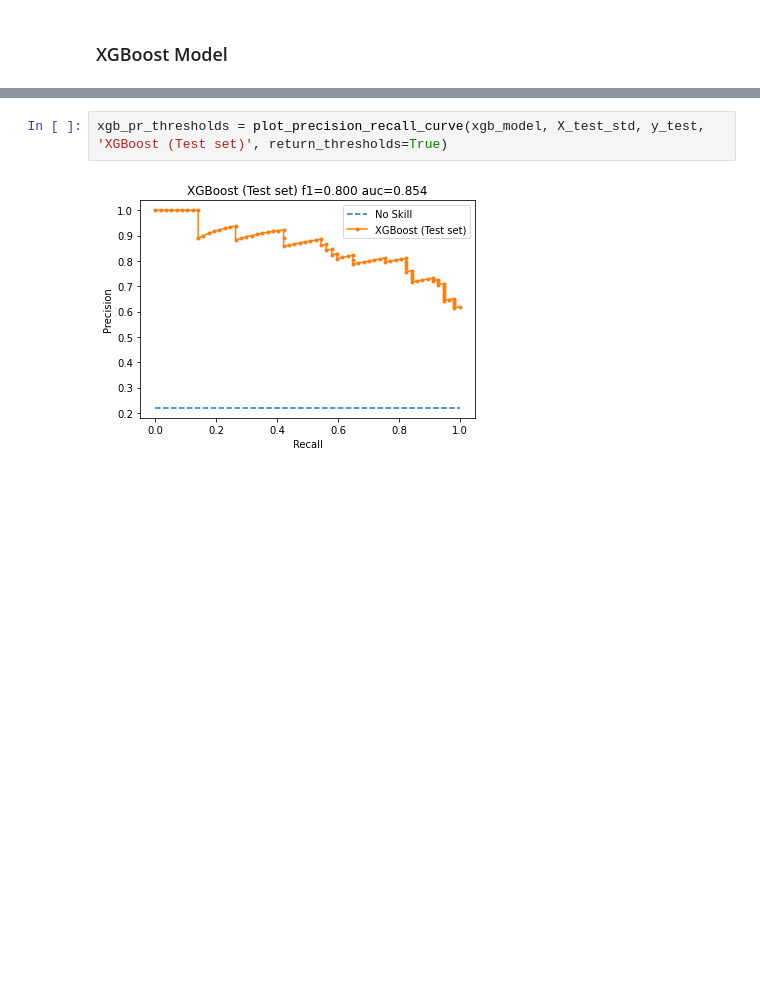
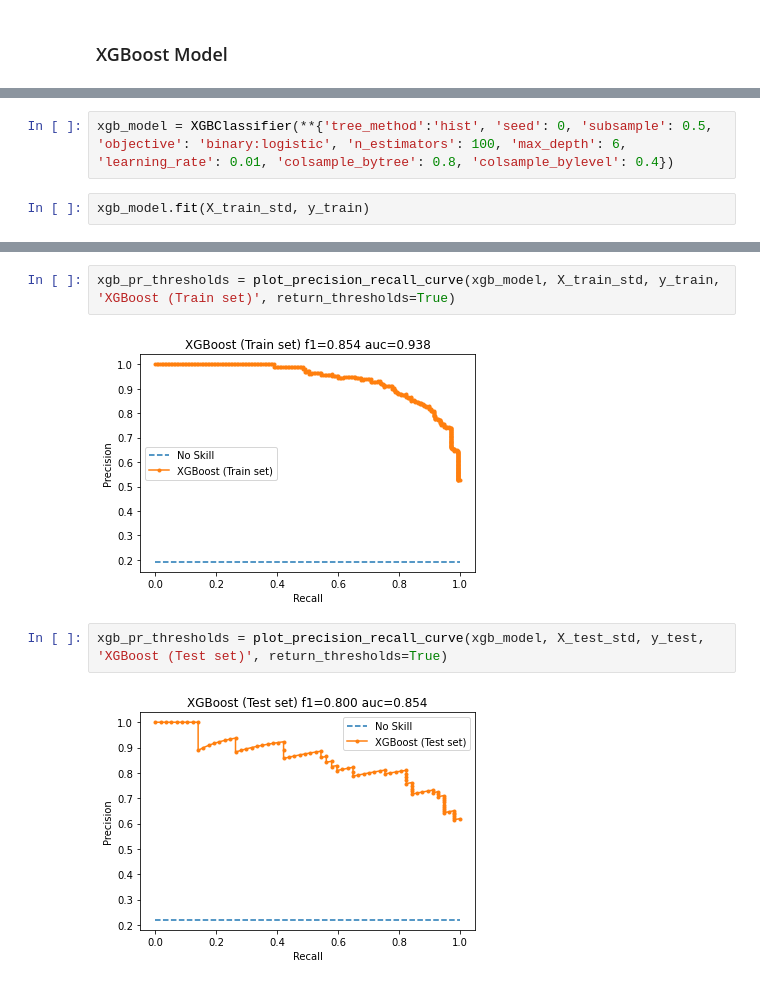
Before and after one commit to ciesin-geospatial/GRID3_ODP_settlements, a Jupyter notebook: part_3_machine_learning_classification.ipynb, the cells around one changed output, grey strips where cells are left out. Drawn from its saved outputs; the diff is of its cells as text; blank space fills up the shorter version.

```diff
--- a/part_3_machine_learning_classification.ipynb
+++ b/part_3_machine_learning_classification.ipynb
@@ -91,0 +73,4 @@ Best hyper parameters:  {'subsample': 0.5, 'objective': 'binary:logistic', 'n_es
+# %%
+xgb_model = XGBClassifier(**{'tree_method':'hist', 'seed': 0, 'subsample': 0.5, 'objective': 'binary:logistic', 'n_estimators': 100, 'max_depth': 6, 'learning_rate': 0.01, 'colsample_bytree': 0.8, 'colsample_bylevel': 0.4})
+# %%
+xgb_model.fit(X_train_std, y_train)
@@ -92,3 +88,7 @@ Best hyper parameters:  {'subsample': 0.5, 'objective': 'binary:logistic', 'n_es
+# %%
+xgb_pr_thresholds = plot_precision_recall_curve(xgb_model, X_train_std, y_train, 'XGBoost (Train set)', return_thresholds=True)
+# %% [output]
+[figure, added]
 # %%
 xgb_pr_thresholds = plot_precision_recall_curve(xgb_model, X_test_std, y_test, 'XGBoost (Test set)', return_thresholds=True)
 # %% [output]
```
Also changed, not shown: parts of 20 cells of this notebook, 5 other files.
